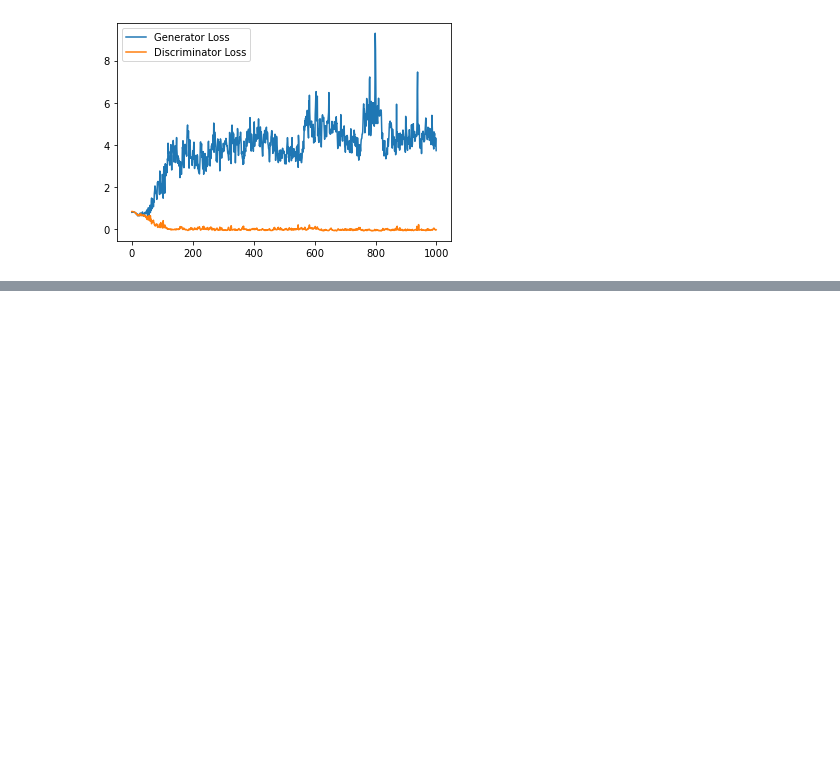
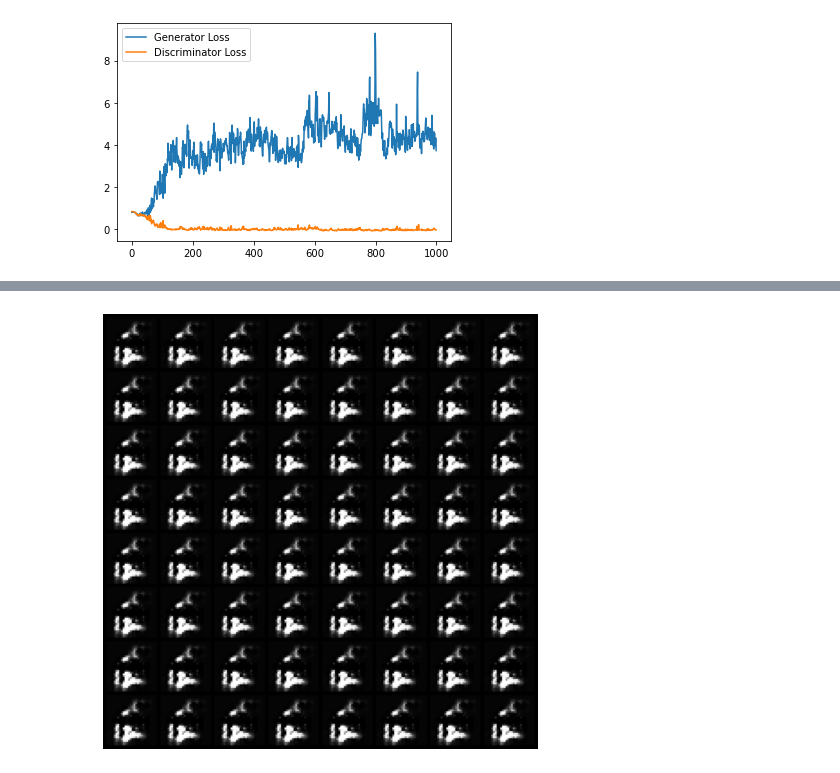
Before and after one commit to Kambakhsh-Eskandari/GANs-projects, a Jupyter notebook: 6.InfoGAN/InfoGAN.ipynb, the cells around one changed output, grey strips where cells are left out. Drawn from its saved outputs; the diff is of its cells as text; code cells hidden in the pictures; blank space fills up the shorter version.

```diff
--- a/6.InfoGAN/InfoGAN.ipynb
+++ b/6.InfoGAN/InfoGAN.ipynb
@@ -319,0 +291,24 @@ torch.save(disc.state_dict(), 'disc/disc_1.pth')
+# %%
+import math
+
+n_interpolation = 8
+
+def interpolate_class():
+    interpolation_noise = get_noise(1, z_dim, device=device).repeat(n_interpolation * n_interpolation, 1)
+    first_label = get_noise(1, c_dim).repeat(n_interpolation * n_interpolation, 1)
+
+    # Calculate the interpolation vector between the two labels
+    first_label = torch.linspace(-2, 2, n_interpolation).repeat(n_interpolation)
+    second_label = torch.linspace(-2, 2, n_interpolation).repeat_interleave(n_interpolation)
+    interpolation_labels = torch.stack([first_label, second_label], dim=1)
+
+    # Combine the noise and the labels
+    noise_and_labels = combine_vectors(interpolation_noise, interpolation_labels.to(device))
+    fake = gen(noise_and_labels)
+    show_tensor_images(fake, num_images=n_interpolation * n_interpolation, nrow=n_interpolation, show=False)
+
+plt.figure(figsize=(8, 8))
+interpolate_class()
+_ = plt.axis('off')
+# %% [output]
+[figure, added]
```
Also changed, not shown: parts of 6 cells of this notebook.
